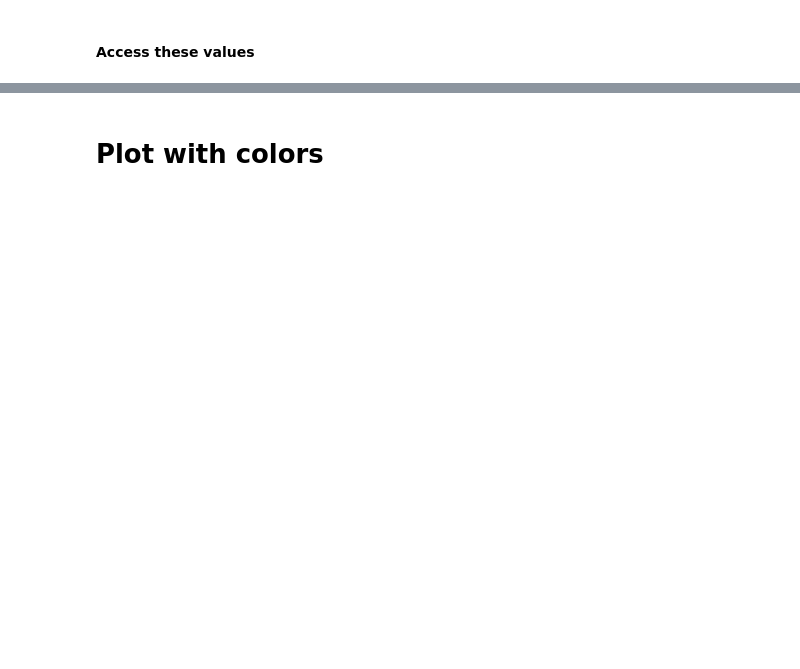
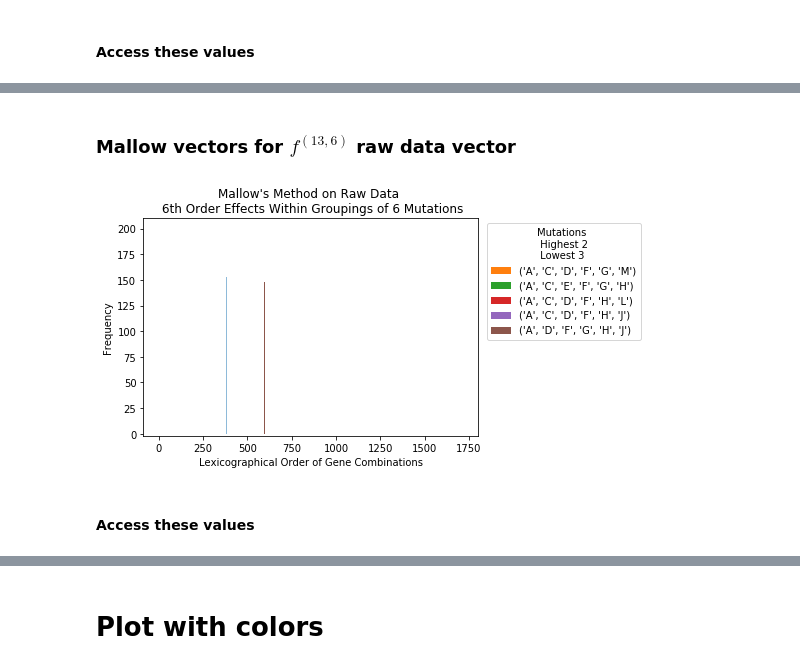
Before and after one commit to LillianGonzalezAlbino/FourierAnalysis, a Jupyter notebook: Spectral-Analysis-Reduced-Dataset(or).ipynb, the cells around one changed output, grey strips where cells are left out. Drawn from its saved outputs; the diff is of its cells as text; code cells hidden in the pictures; blank space fills up the shorter version.

```diff
--- a/Spectral-Analysis-Reduced-Dataset(or).ipynb
+++ b/Spectral-Analysis-Reduced-Dataset(or).ipynb
@@ -1042 +1170,18 @@ sorted(IDRawVec[5], key=itemgetter(1), reverse=True)[:13]
+# %% [markdown]
+### Mallow vectors for $f^{(13,6)}$ raw data vector
+# %%
+# Plot Raw Mallow Vectors
+f6 = MallowRawVec2[0][1]
+len(f6)
+# plot f^6_1, f^6_2,..., f^6_6
+k = 6
+# order range from 1 to 6
+o = 6
+p = [2,3]
+a = 1.5
+color_peaks(f6[o-1],order=o,k=6,n_max_peak=p[0],n_min_peak=p[1], leg=a)
+# %% [output]
+[figure, added]
+# %% [markdown]
+#### Access these values
 # %%
```
Also changed, not shown: parts of 33 cells of this notebook, 1 other file.
